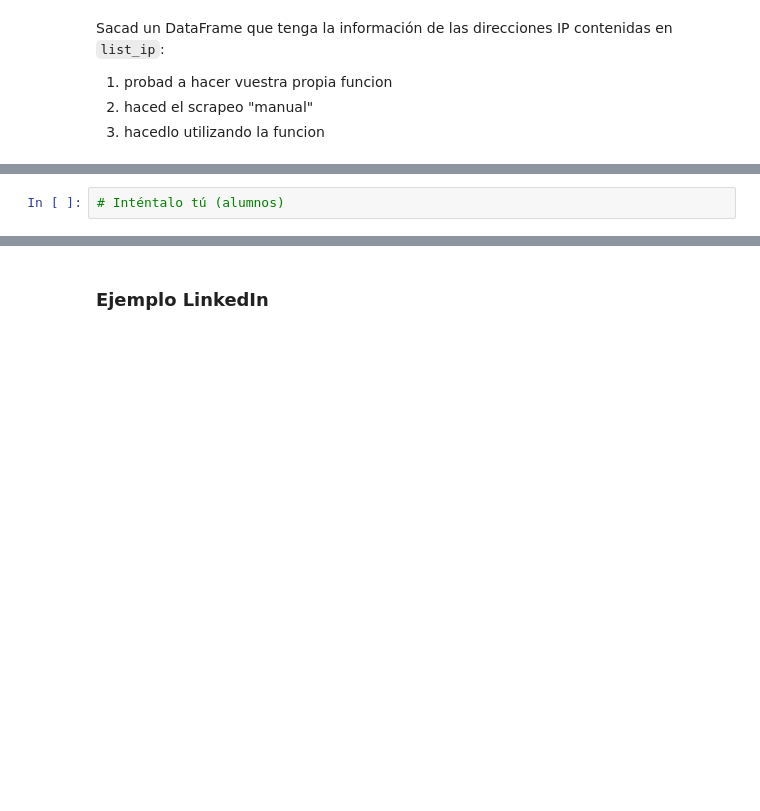
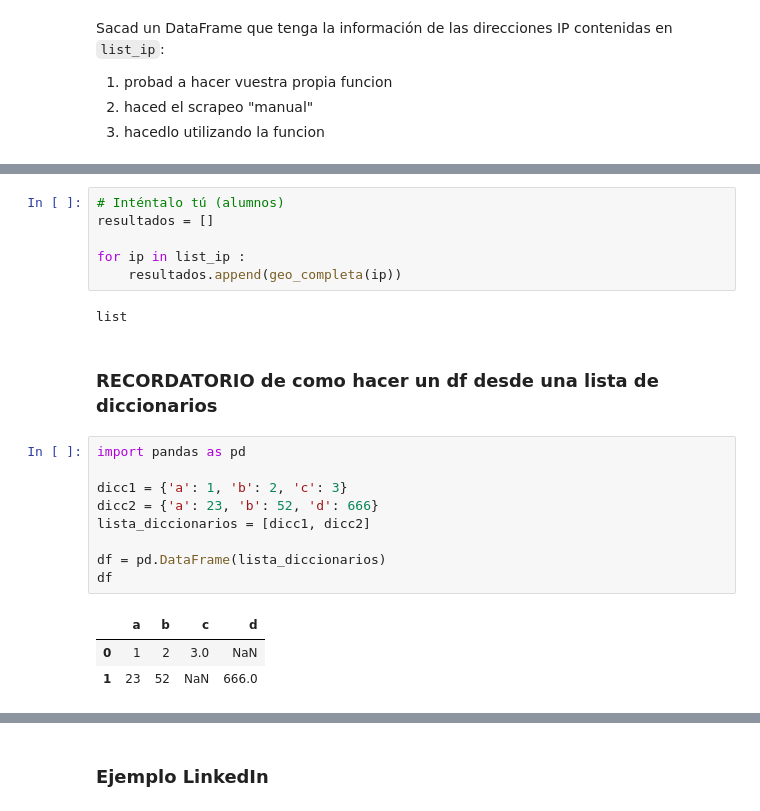
Before and after one commit to zamaestre/Apuntes_Data_Junio24, a Jupyter notebook: Materiales/Web Scraping/1 - Scrapeo bs4.ipynb, the cells around one changed output, grey strips where cells are left out. Saved outputs shown, nothing was run; the diff lists cells and outputs as text; blank space fills up the shorter version.

```diff
--- a/Materiales/Web Scraping/1 - Scrapeo bs4.ipynb
+++ b/Materiales/Web Scraping/1 - Scrapeo bs4.ipynb
@@ -1147,2 +1166,23 @@ Sacad un DataFrame que tenga la información de las direcciones IP contenidas en
 # %%
 # Inténtalo tú (alumnos)
+resultados = []
+
+for ip in list_ip :
+    resultados.append(geo_completa(ip))
+# %% [output]
+list
+# %% [markdown]
+### RECORDATORIO de como hacer un df desde una lista de diccionarios
+# %%
+import pandas as pd
+
+dicc1 = {'a': 1, 'b': 2, 'c': 3}
+dicc2 = {'a': 23, 'b': 52, 'd': 666}
+lista_diccionarios = [dicc1, dicc2]
+
+df = pd.DataFrame(lista_diccionarios)
+df
+# %% [output]
+|  | a | b | c | d |
+| 0 | 1 | 2 | 3.0 | NaN |
+| 1 | 23 | 52 | NaN | 666.0 |
```
Also changed, not shown: parts of 6 cells of this notebook.
